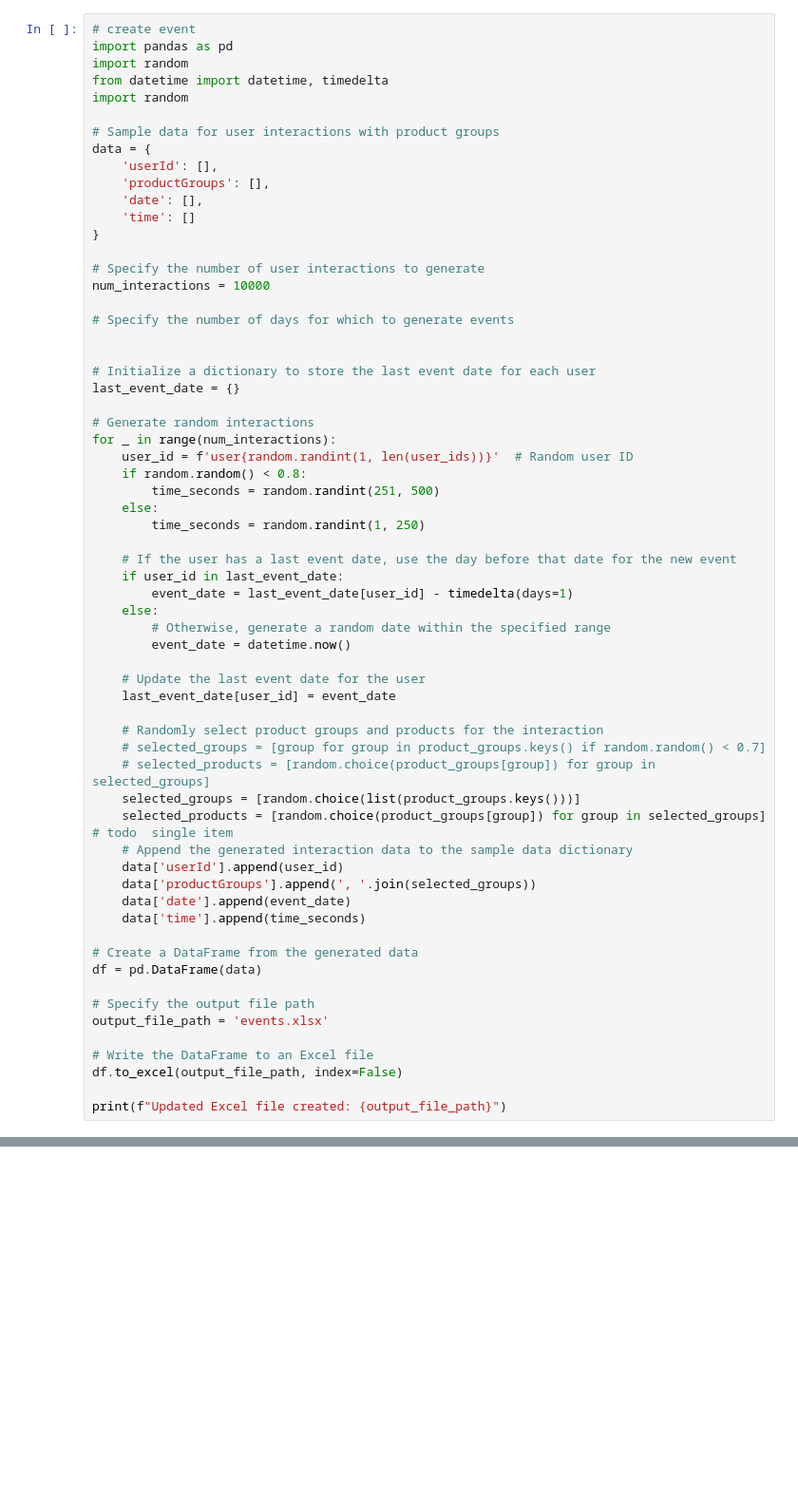
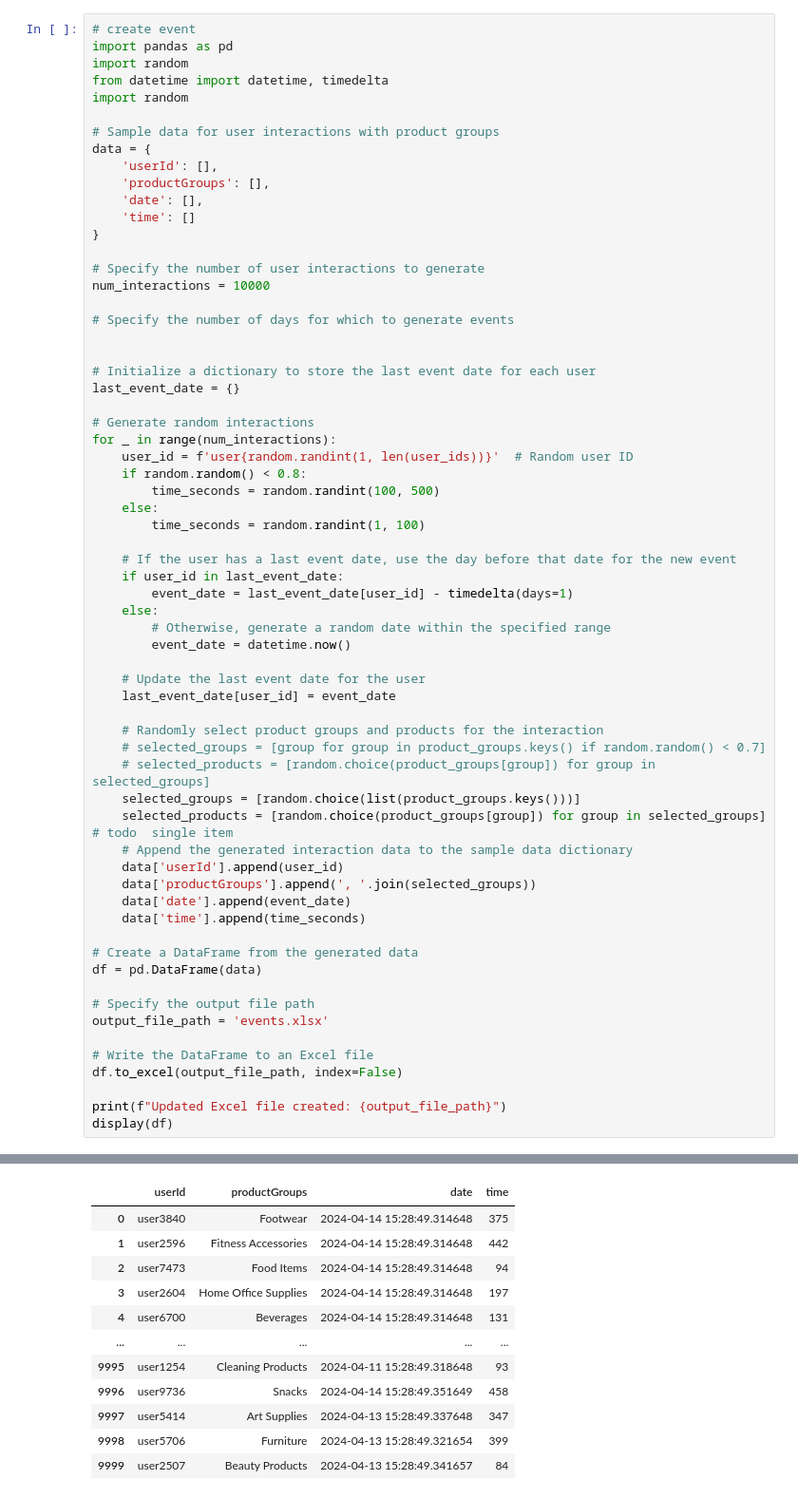
Before and after one commit to lokateapp/lokate-analytics-generator, a Jupyter notebook: purchase-analytics/bill.ipynb, the cells around one changed output, grey strips where cells are left out. Shown at 95% size. Drawn from its saved outputs; the diff is of its cells as text; blank space fills up the shorter version.

```diff
--- a/purchase-analytics/bill.ipynb
+++ b/purchase-analytics/bill.ipynb
@@ -145,9 +83,9 @@ last_event_date = {}
 for _ in range(num_interactions):
     user_id = f'user{random.randint(1, len(user_ids))}'  # Random user ID
     if random.random() < 0.8:
-        time_seconds = random.randint(251, 500)
+        time_seconds = random.randint(100, 500)
     else:
-        time_seconds = random.randint(1, 250)
+        time_seconds = random.randint(1, 100)
 
     # If the user has a last event date, use the day before that date for the new event
     if user_id in last_event_date:
@@ -155,30 +93,43 @@ for _ in range(num_interactions):
     else:
         # Otherwise, generate a random date within the specified range
         event_date = datetime.now()
 
     # Update the last event date for the user
     last_event_date[user_id] = event_date
 
     # Randomly select product groups and products for the interaction
     # selected_groups = [group for group in product_groups.keys() if random.random() < 0.7]
     # selected_products = [random.choice(product_groups[group]) for group in selected_groups]
     selected_groups = [random.choice(list(product_groups.keys()))]
     selected_products = [random.choice(product_groups[group]) for group in selected_groups] # todo  single item
     # Append the generated interaction data to the sample data dictionary
     data['userId'].append(user_id)
     data['productGroups'].append(', '.join(selected_groups))
     data['date'].append(event_date)
     data['time'].append(time_seconds)
 
 # Create a DataFrame from the generated data
 df = pd.DataFrame(data)
 
 # Specify the output file path
 output_file_path = 'events.xlsx'
 
 # Write the DataFrame to an Excel file
 df.to_excel(output_file_path, index=False)
 
 print(f"Updated Excel file created: {output_file_path}")
+display(df)
 # %% [output]
 Updated Excel file created: events.xlsx
+|  | userId | productGroups | date | time |
+| 0 | user3840 | Footwear | 2024-04-14 15:28:49.314648 | 375 |
+| 1 | user2596 | Fitness Accessories | 2024-04-14 15:28:49.314648 | 442 |
+| 2 | user7473 | Food Items | 2024-04-14 15:28:49.314648 | 94 |
+| 3 | user2604 | Home Office Supplies | 2024-04-14 15:28:49.314648 | 197 |
+| 4 | user6700 | Beverages | 2024-04-14 15:28:49.314648 | 131 |
+| ... | ... | ... | ... | ... |
+| 9995 | user1254 | Cleaning Products | 2024-04-11 15:28:49.318648 | 93 |
+| 9996 | user9736 | Snacks | 2024-04-14 15:28:49.351649 | 458 |
+| 9997 | user5414 | Art Supplies | 2024-04-13 15:28:49.337648 | 347 |
+| 9998 | user5706 | Furniture | 2024-04-13 15:28:49.321654 | 399 |
+| 9999 | user2507 | Beauty Products | 2024-04-13 15:28:49.341657 | 84 |
```
Also changed, not shown: parts of 9 cells of this notebook.
